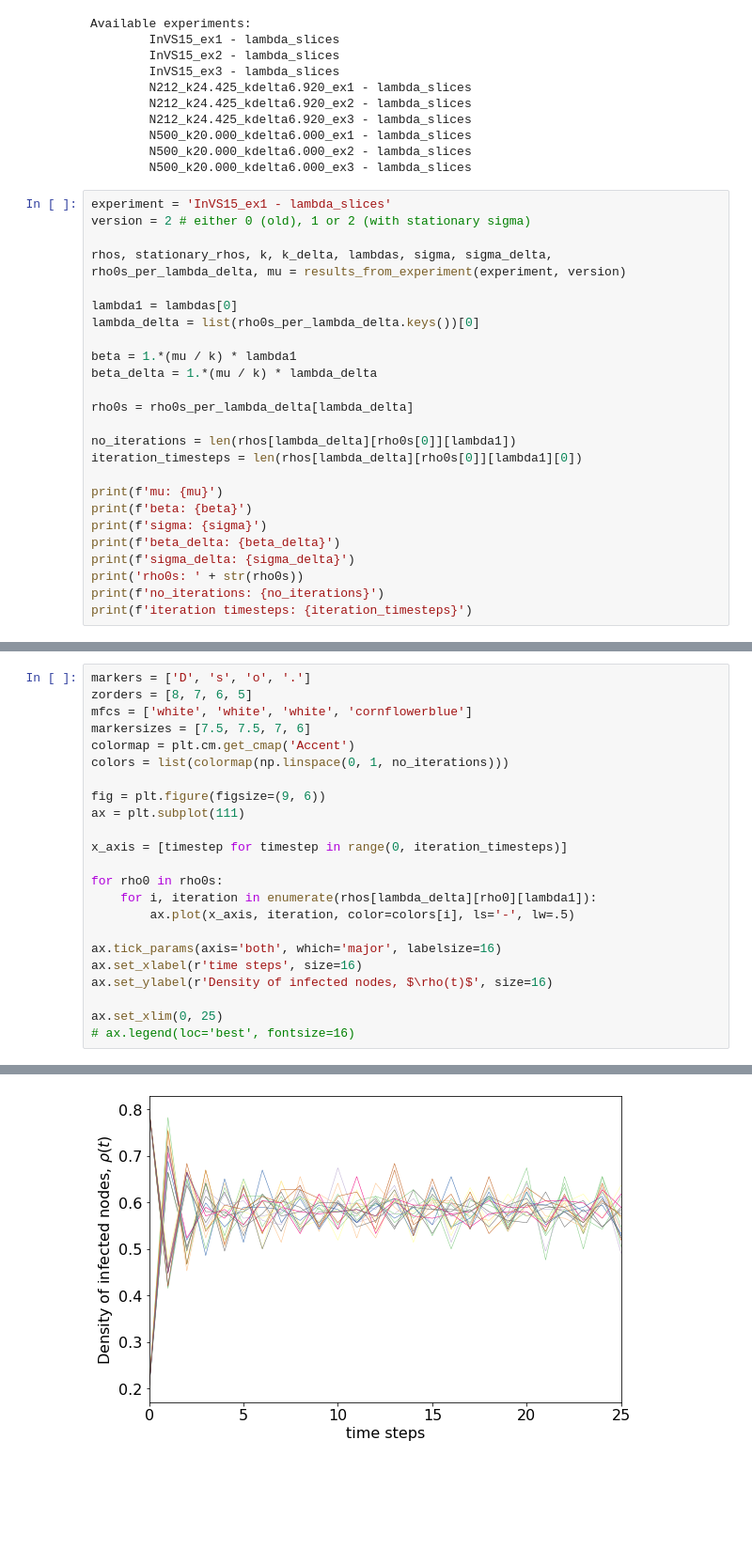
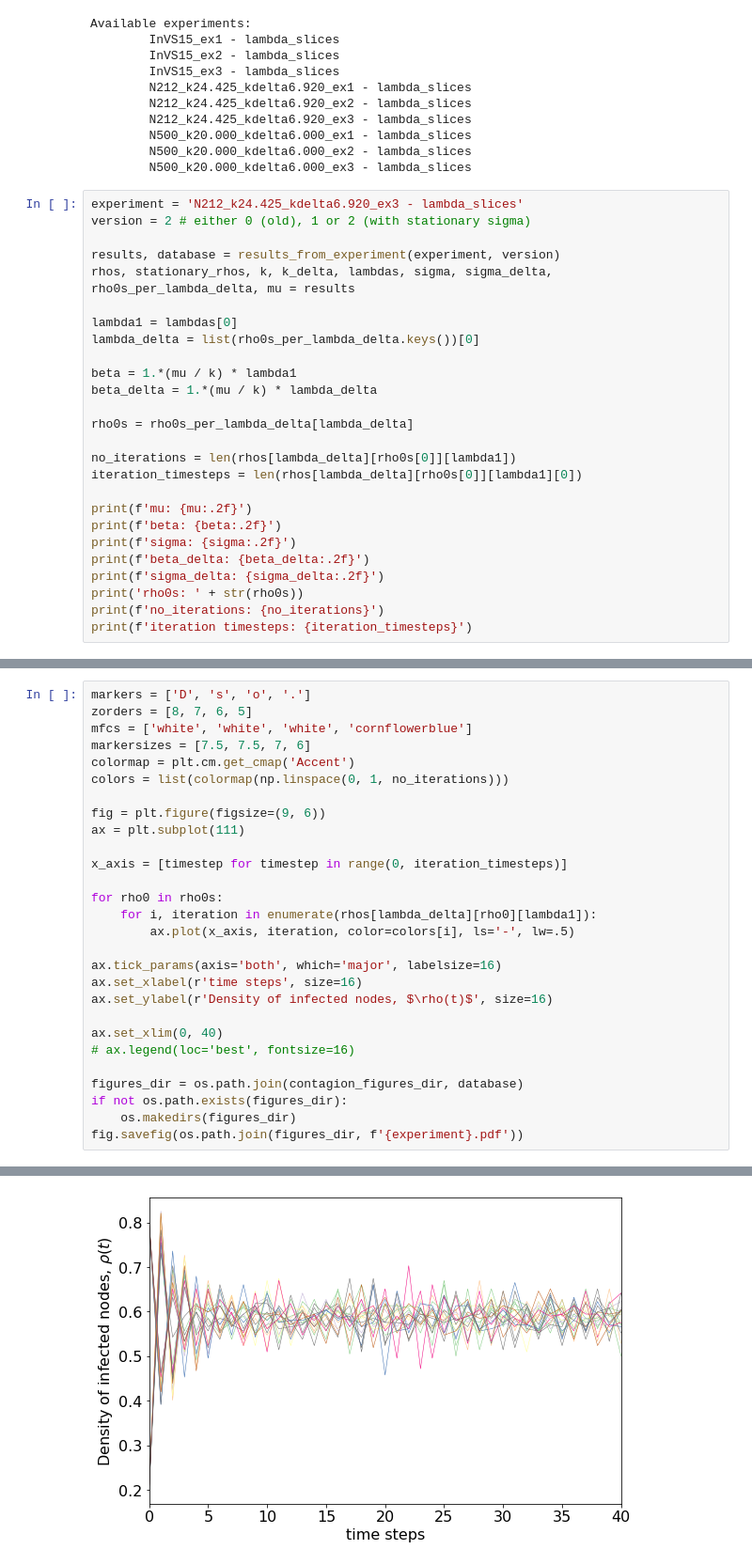
Before and after one commit to juanelas/sscm, a Jupyter notebook: stochastic_simplagion.ipynb, the cells around one changed output, grey strips where cells are left out. Shown at 94% size. Drawn from its saved outputs; the diff is of its cells as text; blank space fills up the shorter version.

Commit message:
figures also saved to pdf

```diff
--- a/stochastic_simplagion.ipynb
+++ b/stochastic_simplagion.ipynb
@@ -25,10 +27,11 @@ Available experiments:
         N500_k20.000_kdelta6.000_ex2 - lambda_slices
         N500_k20.000_kdelta6.000_ex3 - lambda_slices
 # %%
-experiment = 'InVS15_ex1 - lambda_slices'
+experiment = 'N212_k24.425_kdelta6.920_ex3 - lambda_slices'
 version = 2 # either 0 (old), 1 or 2 (with stationary sigma)
 
-rhos, stationary_rhos, k, k_delta, lambdas, sigma, sigma_delta, rho0s_per_lambda_delta, mu = results_from_experiment(experiment, version)
+results, database = results_from_experiment(experiment, version)
+rhos, stationary_rhos, k, k_delta, lambdas, sigma, sigma_delta, rho0s_per_lambda_delta, mu = results
 
 lambda1 = lambdas[0]
 lambda_delta = list(rho0s_per_lambda_delta.keys())[0]
@@ -41,11 +44,11 @@ rho0s = rho0s_per_lambda_delta[lambda_delta]
 no_iterations = len(rhos[lambda_delta][rho0s[0]][lambda1])
 iteration_timesteps = len(rhos[lambda_delta][rho0s[0]][lambda1][0])
 
-print(f'mu: {mu}')
-print(f'beta: {beta}')
-print(f'sigma: {sigma}')
-print(f'beta_delta: {beta_delta}')
-print(f'sigma_delta: {sigma_delta}')
+print(f'mu: {mu:.2f}')
+print(f'beta: {beta:.2f}')
+print(f'sigma: {sigma:.2f}')
+print(f'beta_delta: {beta_delta:.2f}')
+print(f'sigma_delta: {sigma_delta:.2f}')
 print('rho0s: ' + str(rho0s))
 print(f'no_iterations: {no_iterations}')
 print(f'iteration timesteps: {iteration_timesteps}')
@@ -79,6 +82,11 @@ ax.tick_params(axis='both', which='major', labelsize=16)
 ax.set_xlabel(r'time steps', size=16)
 ax.set_ylabel(r'Density of infected nodes, $\rho(t)$', size=16)
 
-ax.set_xlim(0, 25)
+ax.set_xlim(0, 40)
 # ax.legend(loc='best', fontsize=16)
+
+figures_dir = os.path.join(contagion_figures_dir, database)
+if not os.path.exists(figures_dir):
+    os.makedirs(figures_dir)
+fig.savefig(os.path.join(figures_dir, f'{experiment}.pdf'))
 # %% [output]
@@ -86 +93 @@ ax.set_xlim(0, 25)
-[figure, old version]
+[figure, new version]
```
Also changed, not shown: parts of 3 cells of this notebook, 4 other files.
